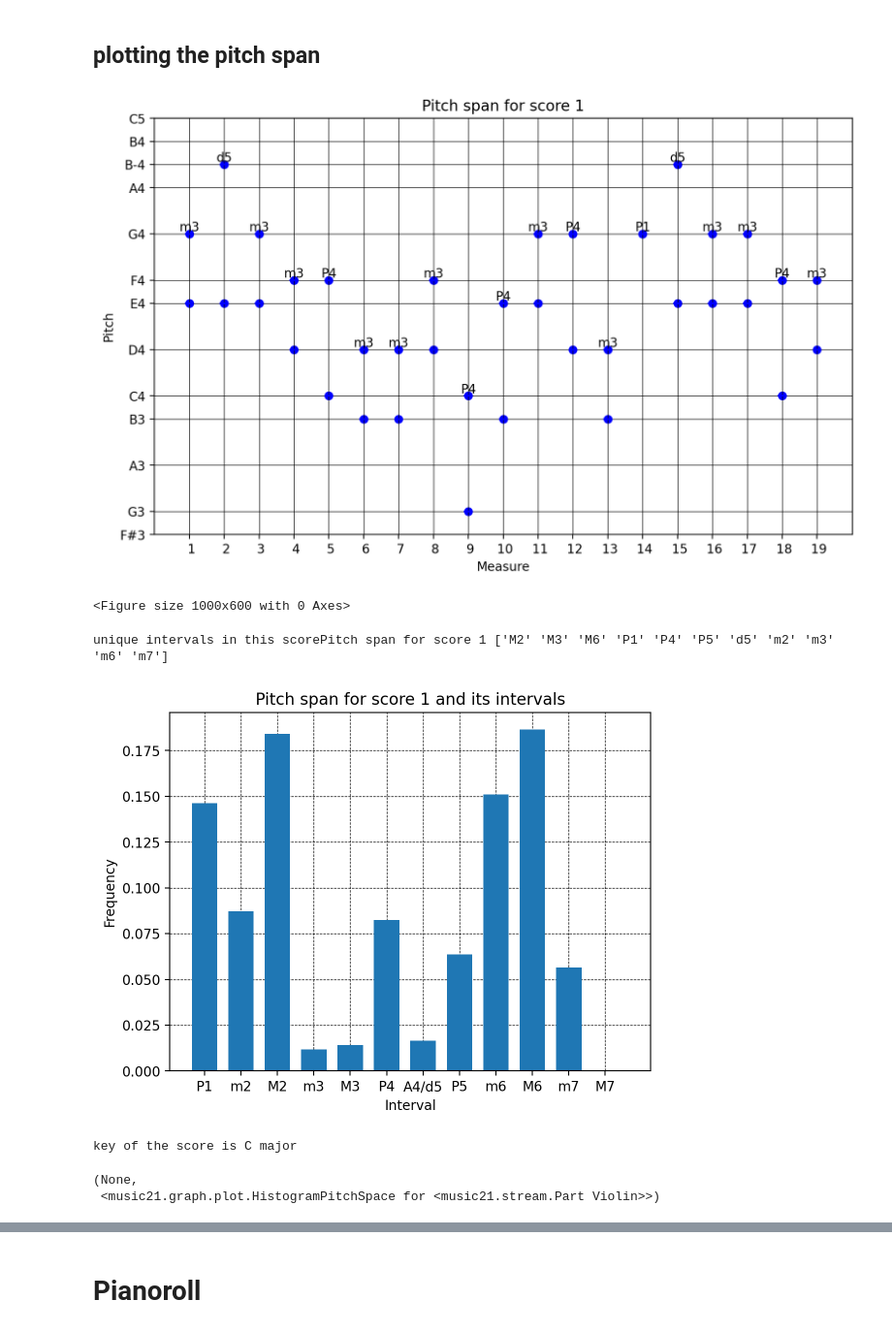
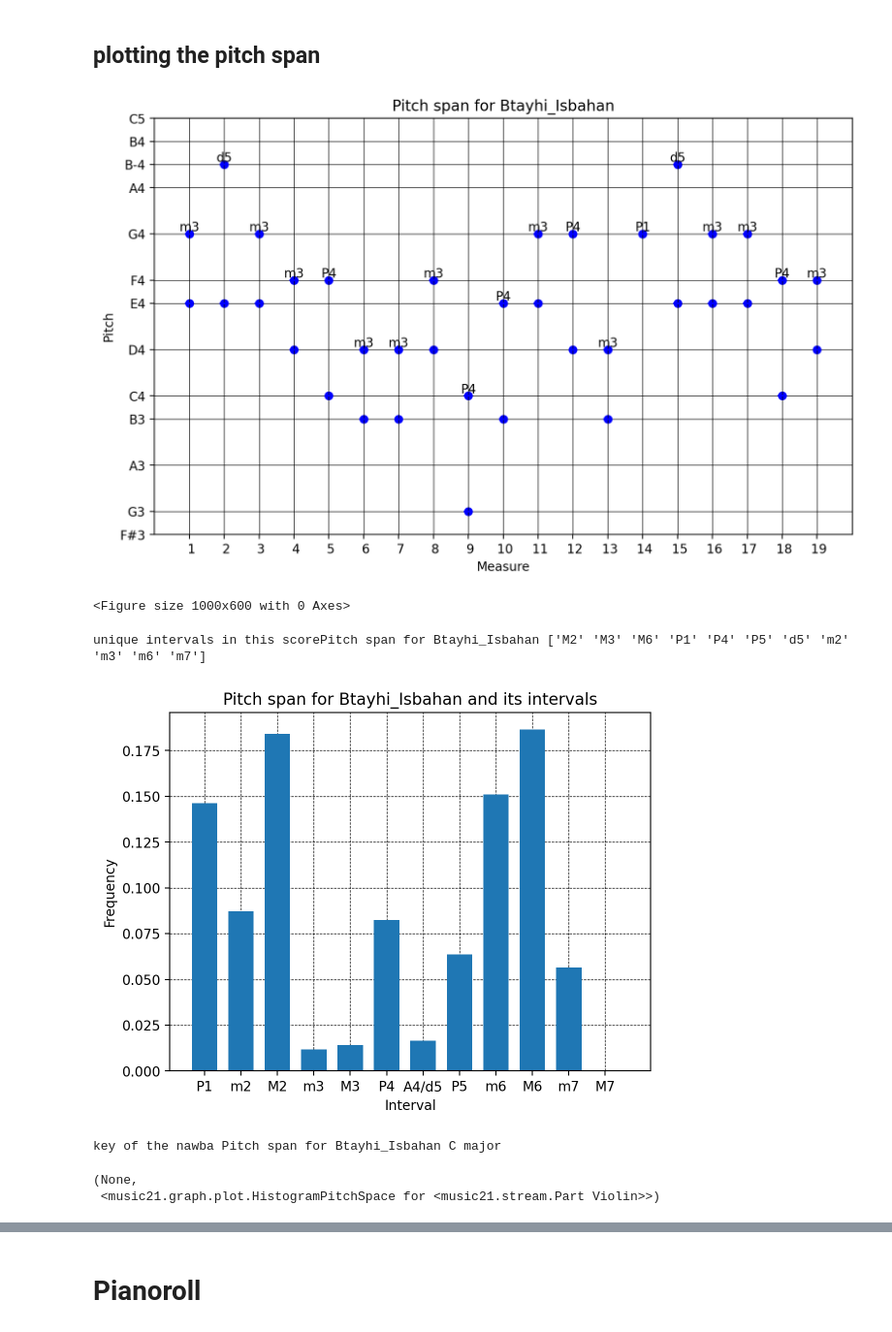
Before and after one commit to abhishekneerr/AMPLab, a Jupyter notebook: ethnonmusicology/cleaned_nawab_melodic_similarity.ipynb, the cells around one changed output, grey strips where cells are left out. Shown at 97% size. Saved outputs shown, nothing was run; the diff lists cells and outputs as text; code cells hidden in the pictures.

Commit message:
big update: image and graph generation

```diff
--- a/ethnonmusicology/cleaned_nawab_melodic_similarity.ipynb
+++ b/ethnonmusicology/cleaned_nawab_melodic_similarity.ipynb
@@ -182,10 +182,12 @@ def plot_pitch_span(limited_measures, pitch_span_dict, measure_range_number, tit
     # Show the plot
     plt.grid(color='black', linestyle='-', linewidth=0.5, zorder=2.5)
     plt.figure(figsize=(10, 6))
+    plt.savefig(f"assets/scatter_melodyinterval/interval_scatter_{title}.png")
     plt.show()
 
+
+
     # plot histogram
-
     measure_intervals = []
     for measure in pitch_span_dict.values():
         interval_name = measure[5]
@@ -204,27 +206,29 @@ def plot_pitch_span(limited_measures, pitch_span_dict, measure_range_number, tit
     plt.ylabel('Frequency')
     plt.title(f"{title} and its intervals")
     plt.grid(color='black', linestyle='--', linewidth=0.5)
+    plt.savefig(f"assets/histogram_melodyinterval/interval_histogram_{title}.png")
     plt.show()
+
 
 
     # histogram of notes
     plot_pitch = limited_measures.plot('histogram', 'pitch')
 
     # key of the score
-    key = print("key of the score is", k.getSolution(
+    key = print(f"key of the nawba {title}", k.getSolution(
         limited_measures))  # this seems correct
 
 
 
     return key, plot_pitch
 # %%
-plot_pitch_span(limited_measures1, pitch_span_dict1, 19, title="Pitch span for score 1")
+plot_pitch_span(limited_measures1, pitch_span_dict1, 19, title="Pitch span for Btayhi_Isbahan")
 # %% [output]
-[figure, old version]
+[figure, new version]
 <Figure size 1000x600 with 0 Axes>
-unique intervals in this scorePitch span for score 1 ['M2' 'M3' 'M6' 'P1' 'P4' 'P5' 'd5' 'm2' 'm3' 'm6' 'm7']
+unique intervals in this scorePitch span for Btayhi_Isbahan ['M2' 'M3' 'M6' 'P1' 'P4' 'P5' 'd5' 'm2' 'm3' 'm6' 'm7']
-[figure, old version]
+[figure, new version]
-key of the score is C major
+key of the nawba Pitch span for Btayhi_Isbahan C major
 (None,
  <music21.graph.plot.HistogramPitchSpace for <music21.stream.Part Violin>>)
 [figure]
```
Also changed, not shown: parts of 13 cells of this notebook, 33 other files.
